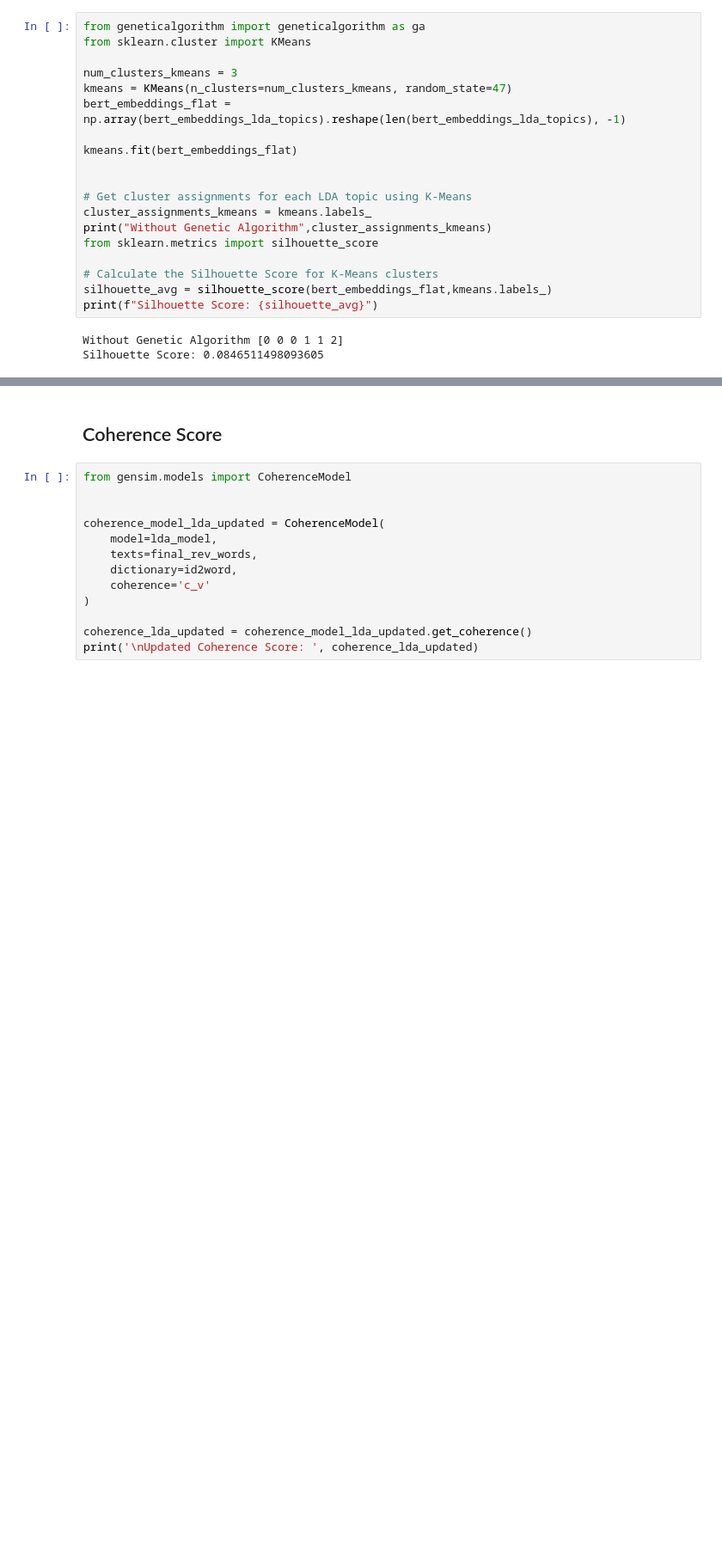
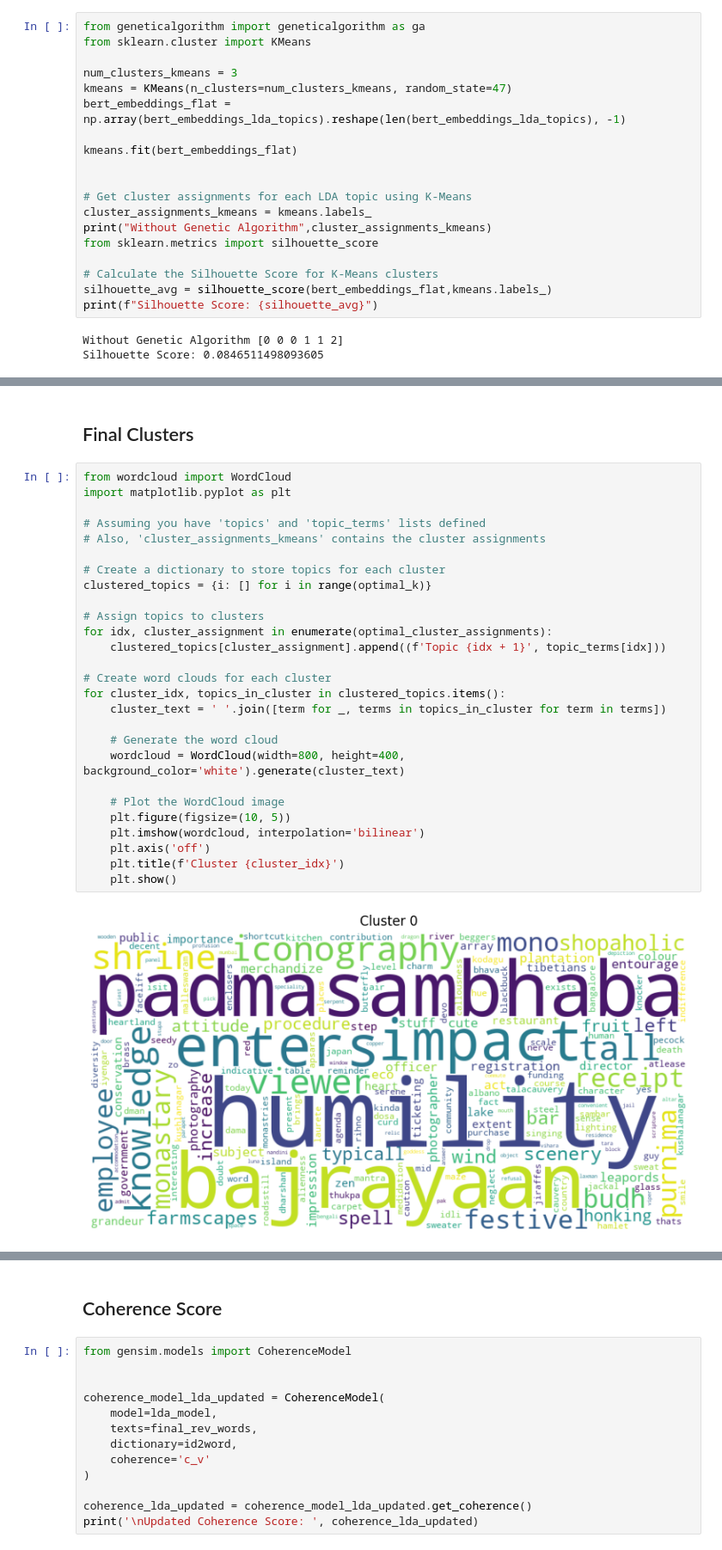
Before and after one commit to nitinsaimajji/Fy_Project, a Jupyter notebook: final_code/BERT_final1.ipynb, the cells around one changed output, grey strips where cells are left out. Shown at 86% size. Drawn from its saved outputs; the diff is of its cells as text; blank space fills up the shorter version.

```diff
--- a/final_code/BERT_final1.ipynb
+++ b/final_code/BERT_final1.ipynb
@@ -645,0 +668,31 @@ Silhouette Score: 0.0846511498093605
+# %% [markdown]
+## Final Clusters
+# %%
+from wordcloud import WordCloud
+import matplotlib.pyplot as plt
+
+# Assuming you have 'topics' and 'topic_terms' lists defined
+# Also, 'cluster_assignments_kmeans' contains the cluster assignments
+
+# Create a dictionary to store topics for each cluster
+clustered_topics = {i: [] for i in range(optimal_k)}
+
+# Assign topics to clusters
+for idx, cluster_assignment in enumerate(optimal_cluster_assignments):
+    clustered_topics[cluster_assignment].append((f'Topic {idx + 1}', topic_terms[idx]))
+
+# Create word clouds for each cluster
+for cluster_idx, topics_in_cluster in clustered_topics.items():
+    cluster_text = ' '.join([term for _, terms in topics_in_cluster for term in terms])
+
+    # Generate the word cloud
+    wordcloud = WordCloud(width=800, height=400, background_color='white').generate(cluster_text)
+
+    # Plot the WordCloud image
+    plt.figure(figsize=(10, 5))
+    plt.imshow(wordcloud, interpolation='bilinear')
+    plt.axis('off')
+    plt.title(f'Cluster {cluster_idx}')
+    plt.show()
+# %% [output]
+[figure, added]
```
Also changed, not shown: parts of 5 cells of this notebook.
